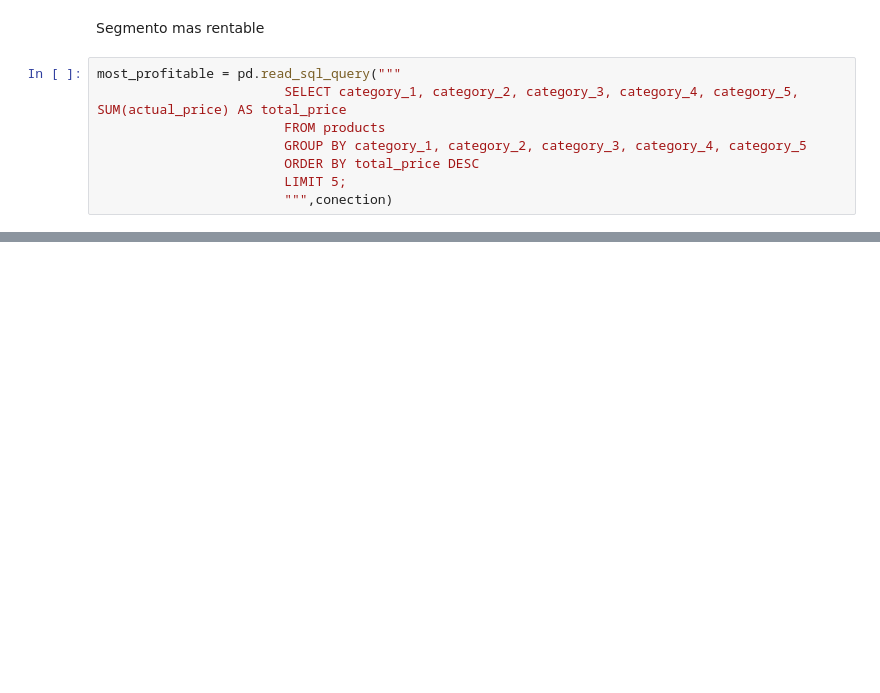
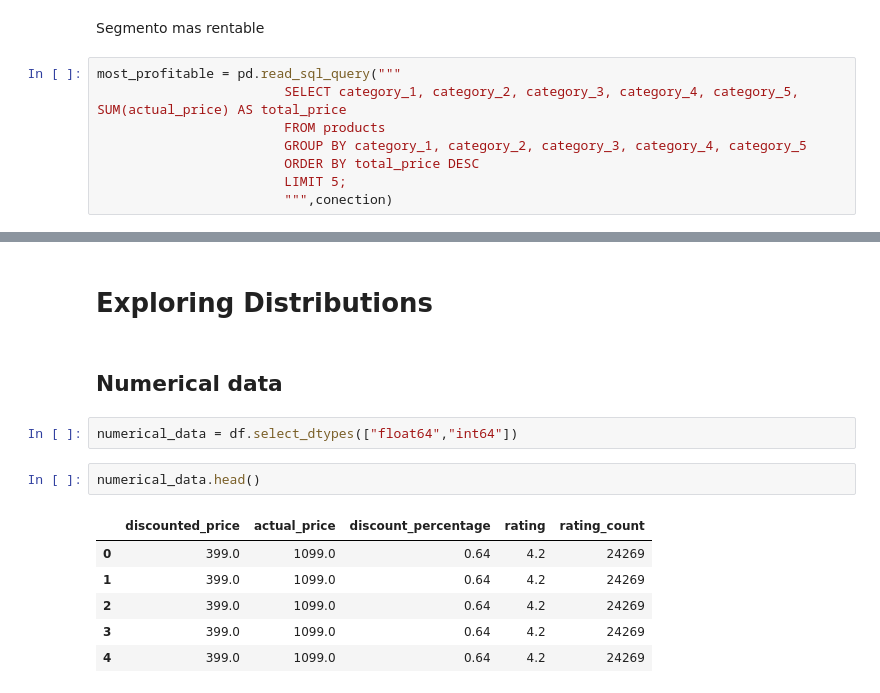
Before and after one commit to marcoeferro/eda_online_retail_sales, a Jupyter notebook: EDARetailSales.ipynb, the cells around one changed output, grey strips where cells are left out. Cells and saved outputs as stored; diff of their text form; blank space fills up the shorter version.

```diff
--- a/EDARetailSales.ipynb
+++ b/EDARetailSales.ipynb
@@ -129,3 +117,18 @@ most_profitable
 | 2 | Home&Kitchen | Kitchen&HomeAppliances | Vacuum,Cleaning&Ironing | Irons,Steamers&Accessories | Irons | 77977.00 |
 | 3 | Home&Kitchen | Kitchen&HomeAppliances | SmallKitchenAppliances | DeepFatFryers | AirFryers | 60584.00 |
 | 4 | Home&Kitchen | Kitchen&HomeAppliances | SmallKitchenAppliances | Kettles&HotWaterDispensers | ElectricKettles | 35087.00 |
+# %% [markdown]
+# Exploring Distributions
+# %% [markdown]
+## Numerical data
+# %%
+numerical_data = df.select_dtypes(["float64","int64"])
+# %%
+numerical_data.head()
+# %% [output]
+|  | discounted_price | actual_price | discount_percentage | rating | rating_count |
+| 0 | 399.0 | 1099.0 | 0.64 | 4.2 | 24269 |
+| 1 | 399.0 | 1099.0 | 0.64 | 4.2 | 24269 |
+| 2 | 399.0 | 1099.0 | 0.64 | 4.2 | 24269 |
+| 3 | 399.0 | 1099.0 | 0.64 | 4.2 | 24269 |
+| 4 | 399.0 | 1099.0 | 0.64 | 4.2 | 24269 |
```
Also changed, not shown: parts of 14 cells of this notebook.
